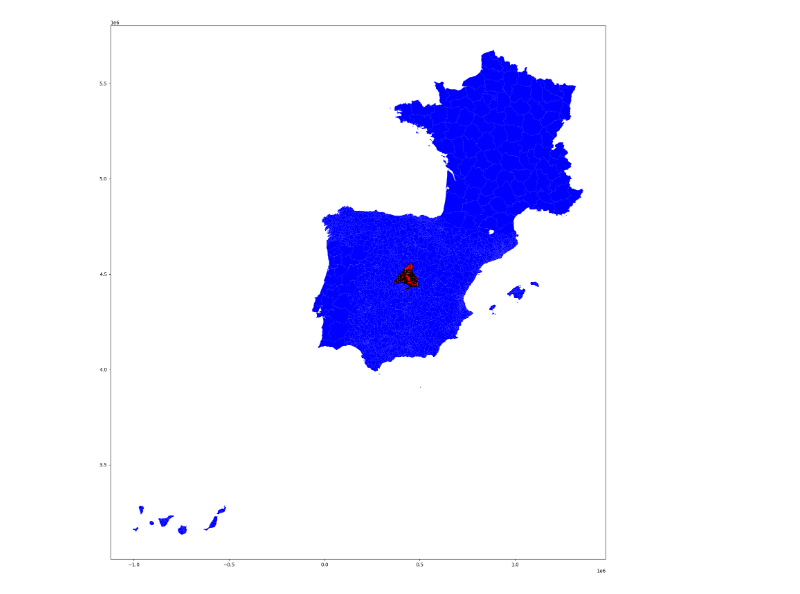
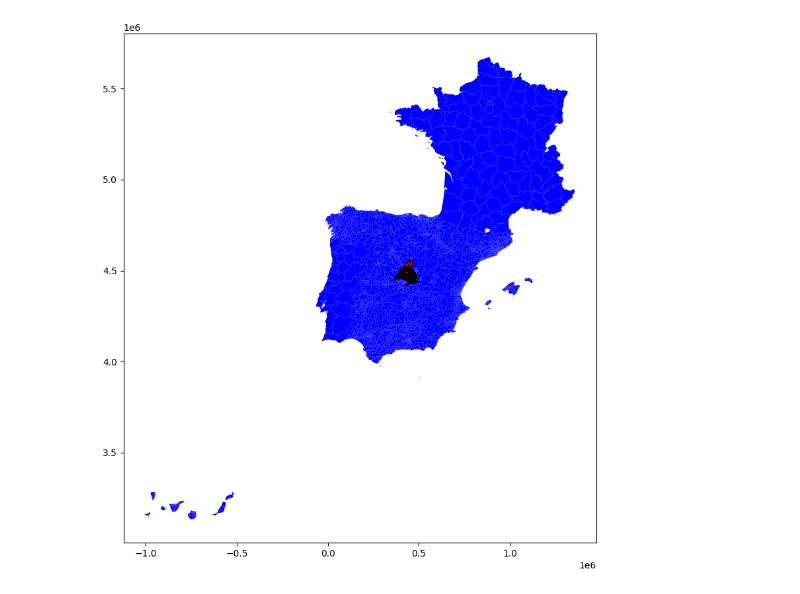
Before and after one commit to carobs9/thesis_project, a Jupyter notebook: mobility_data/geometria_analysis.ipynb, the cells around one changed output. Cells and saved outputs as stored; diff of their text form; code cells hidden in the pictures.

```diff
--- a/mobility_data/geometria_analysis.ipynb
+++ b/mobility_data/geometria_analysis.ipynb
@@ -25,0 +22,3 @@ gdf.head()
+# %%
+gdf = gpd.read_file(zonificacion_data / 'distritos/zonificacion_distritos.shp') # all districts as polygons
+centroides = gpd.read_file(zonificacion_data / 'distritos/zonificacion_distritos_centroides.shp') # all districts as centroids
@@ -26,6 +28,6 @@ gdf.head()
 # %%
-ax = gdf.plot(color='blue', figsize=(20, 20))
+ax = gdf.plot(color='blue', figsize=(10, 10))
 gdf[gdf['ID'].str.startswith("28")].plot(ax=ax, color='red', edgecolor='black')
 plt.show()
 # %% [output]
-[figure, old version]
+[figure, new version]
```
Also changed, not shown: parts of 10 cells of this notebook, 2 other files.
